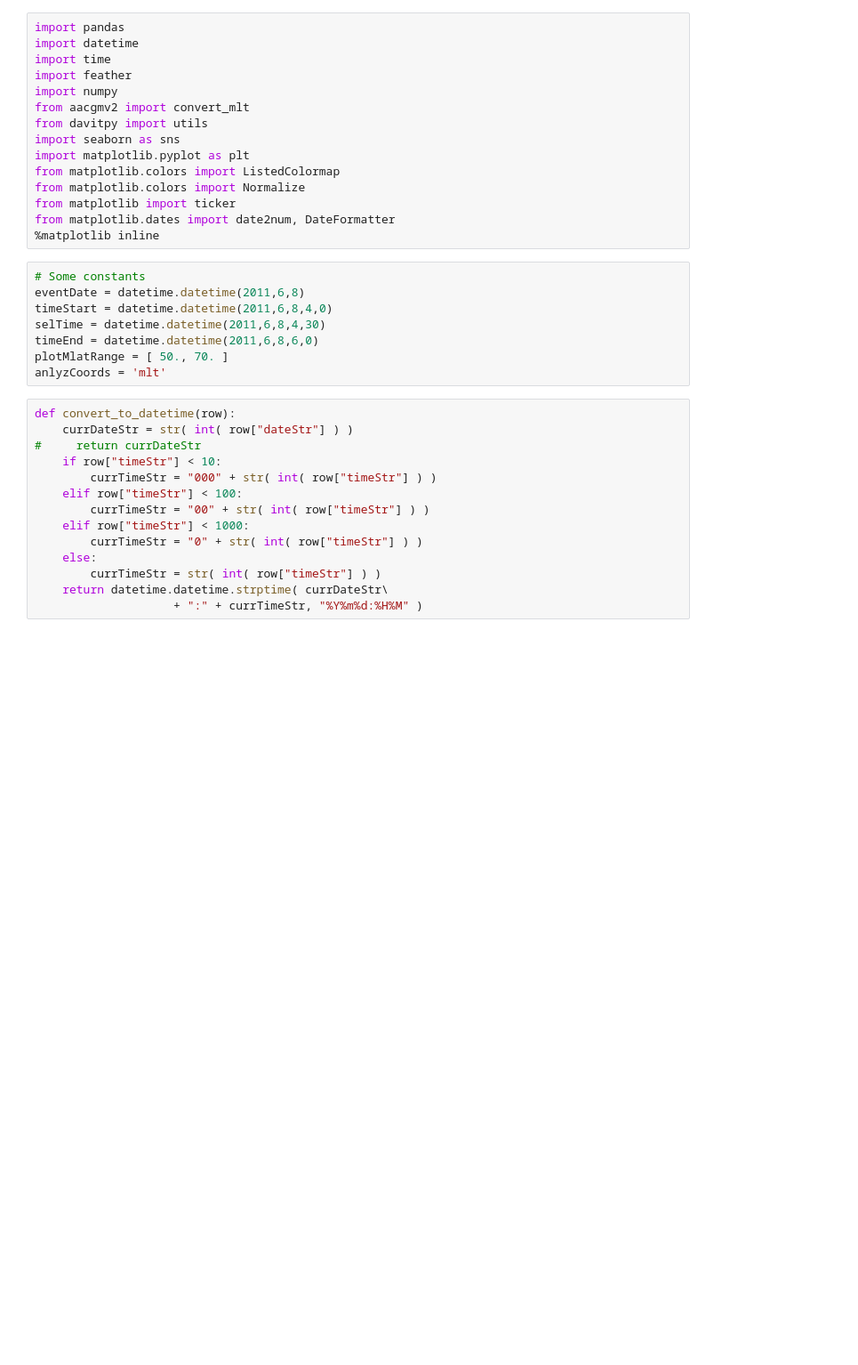
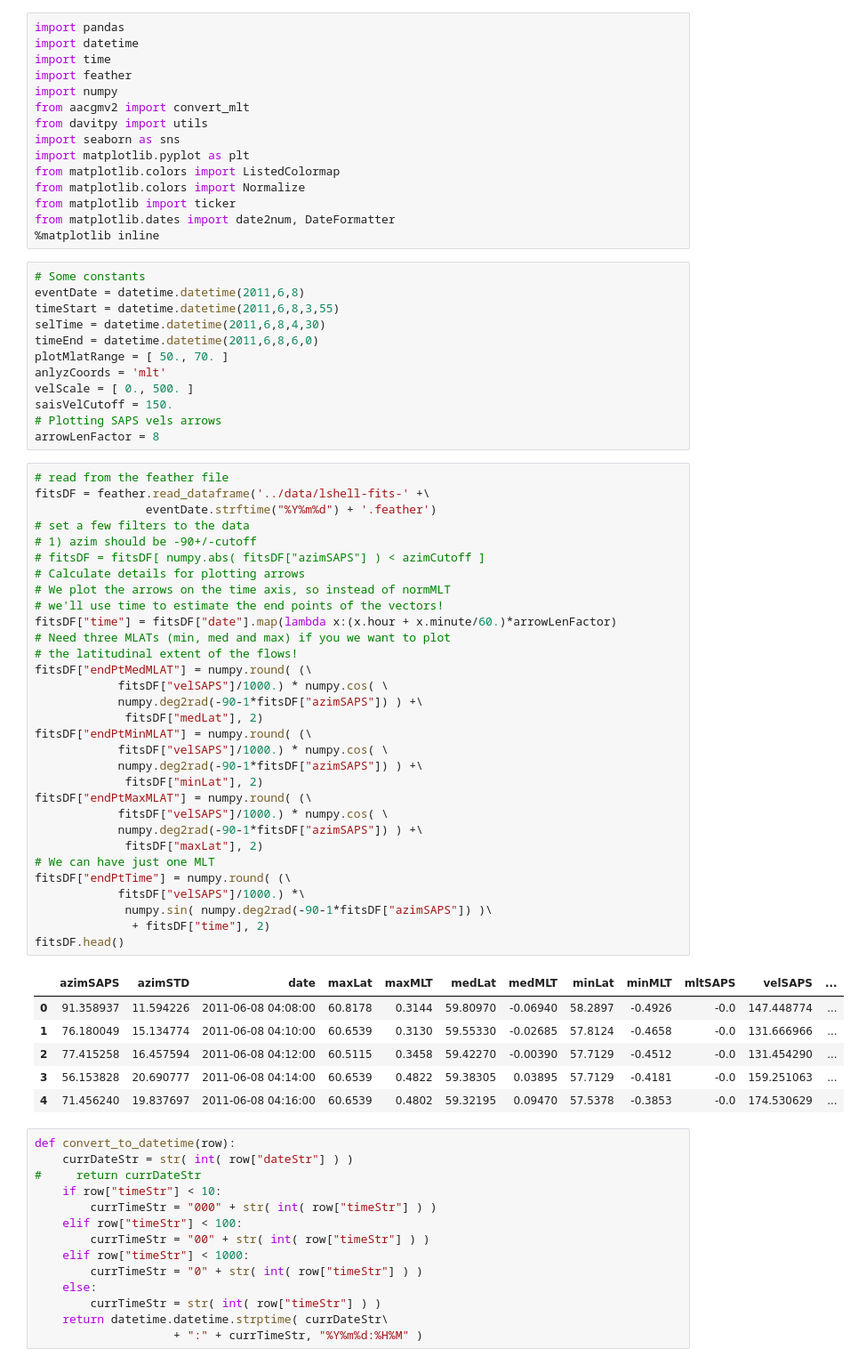
Before and after one commit to bharatreddy/scwsaps, a Jupyter notebook: ipy/tec_scw_20110608.ipynb, the cells around one changed output. Shown at 89% size. Cells and saved outputs as stored; diff of their text form; blank space fills up the shorter version.

```diff
--- a/ipy/tec_scw_20110608.ipynb
+++ b/ipy/tec_scw_20110608.ipynb
@@ -16,11 +16,53 @@ from matplotlib.dates import date2num, DateFormatter
 # %%
 # Some constants
 eventDate = datetime.datetime(2011,6,8)
-timeStart = datetime.datetime(2011,6,8,4,0)
+timeStart = datetime.datetime(2011,6,8,3,55)
 selTime = datetime.datetime(2011,6,8,4,30)
 timeEnd = datetime.datetime(2011,6,8,6,0)
 plotMlatRange = [ 50., 70. ]
 anlyzCoords = 'mlt'
+velScale = [ 0., 500. ]
+saisVelCutoff = 150.
+# Plotting SAPS vels arrows
+arrowLenFactor = 8
+# %%
+# read from the feather file
+fitsDF = feather.read_dataframe('../data/lshell-fits-' +\
+                eventDate.strftime("%Y%m%d") + '.feather')
+# set a few filters to the data
+# 1) azim should be -90+/-cutoff
+# fitsDF = fitsDF[ numpy.abs( fitsDF["azimSAPS"] ) < azimCutoff ]
+# Calculate details for plotting arrows
+# We plot the arrows on the time axis, so instead of normMLT
+# we'll use time to estimate the end points of the vectors!
+fitsDF["time"] = fitsDF["date"].map(lambda x:(x.hour + x.minute/60.)*arrowLenFactor)
+# Need three MLATs (min, med and max) if you we want to plot
+# the latitudinal extent of the flows!
+fitsDF["endPtMedMLAT"] = numpy.round( (\
+            fitsDF["velSAPS"]/1000.) * numpy.cos( \
+            numpy.deg2rad(-90-1*fitsDF["azimSAPS"]) ) +\
+             fitsDF["medLat"], 2)
+fitsDF["endPtMinMLAT"] = numpy.round( (\
+            fitsDF["velSAPS"]/1000.) * numpy.cos( \
+            numpy.deg2rad(-90-1*fitsDF["azimSAPS"]) ) +\
+             fitsDF["minLat"], 2)
+fitsDF["endPtMaxMLAT"] = numpy.round( (\
+            fitsDF["velSAPS"]/1000.) * numpy.cos( \
+            numpy.deg2rad(-90-1*fitsDF["azimSAPS"]) ) +\
+             fitsDF["maxLat"], 2)
+# We can have just one MLT
+fitsDF["endPtTime"] = numpy.round( (\
+            fitsDF["velSAPS"]/1000.) *\
+             numpy.sin( numpy.deg2rad(-90-1*fitsDF["azimSAPS"]) )\
+              + fitsDF["time"], 2)
+fitsDF.head()
+# %% [output]
+|  | azimSAPS | azimSTD | date | maxLat | maxMLT | medLat | medMLT | minLat | minMLT | mltSAPS | velSAPS | ... |
+| 0 | 91.358937 | 11.594226 | 2011-06-08 04:08:00 | 60.8178 | 0.3144 | 59.80970 | -0.06940 | 58.2897 | -0.4926 | -0.0 | 147.448774 | ... |
+| 1 | 76.180049 | 15.134774 | 2011-06-08 04:10:00 | 60.6539 | 0.3130 | 59.55330 | -0.02685 | 57.8124 | -0.4658 | -0.0 | 131.666966 | ... |
+| 2 | 77.415258 | 16.457594 | 2011-06-08 04:12:00 | 60.5115 | 0.3458 | 59.42270 | -0.00390 | 57.7129 | -0.4512 | -0.0 | 131.454290 | ... |
+| 3 | 56.153828 | 20.690777 | 2011-06-08 04:14:00 | 60.6539 | 0.4822 | 59.38305 | 0.03895 | 57.7129 | -0.4181 | -0.0 | 159.251063 | ... |
+| 4 | 71.456240 | 19.837697 | 2011-06-08 04:16:00 | 60.6539 | 0.4802 | 59.32195 | 0.09470 | 57.5378 | -0.3853 | -0.0 | 174.530629 | ... |
 # %%
 def convert_to_datetime(row):
     currDateStr = str( int( row["dateStr"] ) )
```
Also changed, not shown: parts of 9 cells of this notebook, 6 other files.
